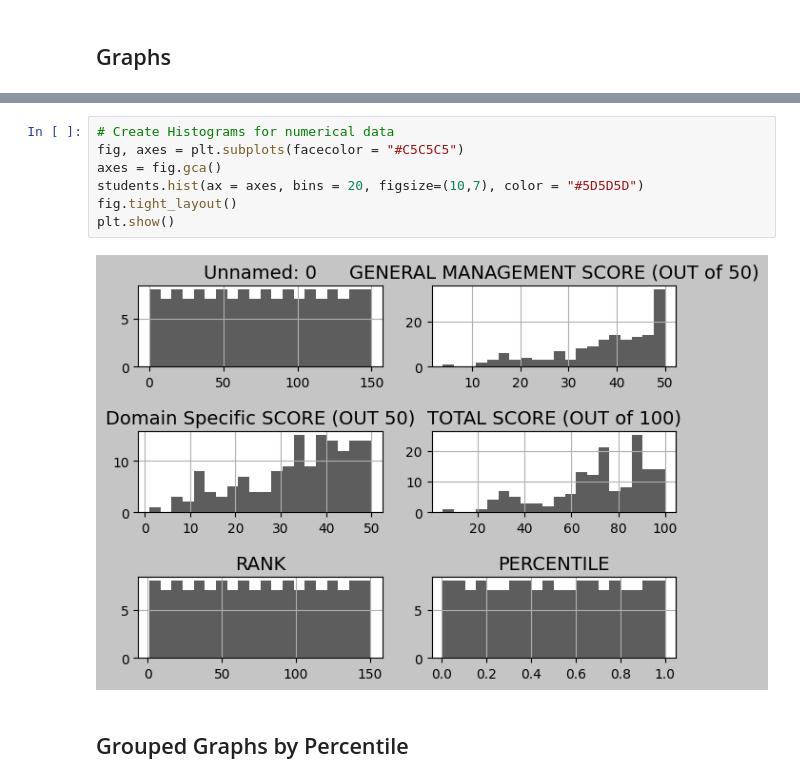
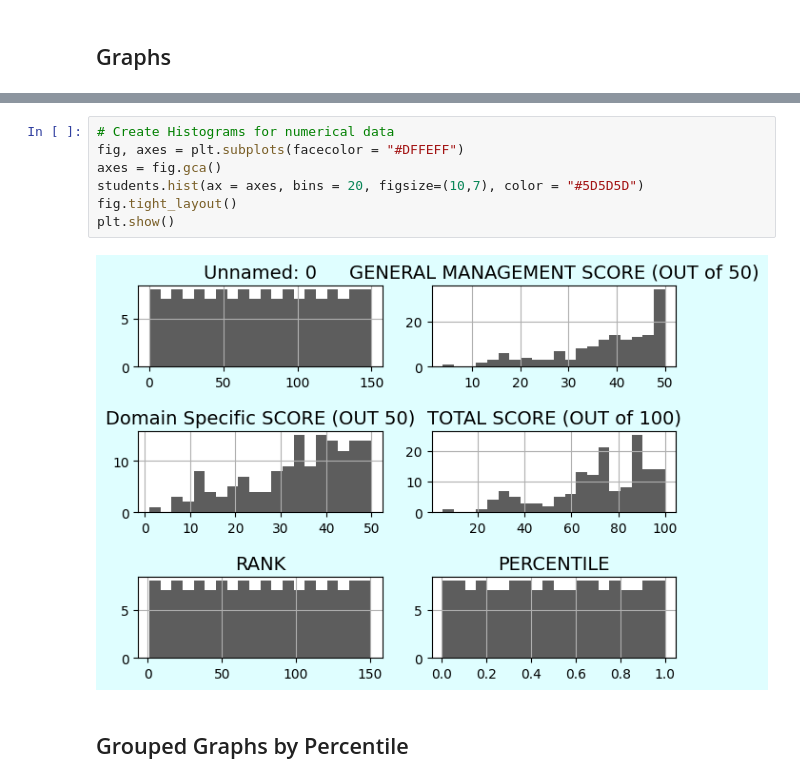
Before and after one commit to aumashankar8/studentsTestData, a Jupyter notebook: studentDataAnalysis.ipynb, the cells around one changed output, grey strips where cells are left out. Drawn from its saved outputs; the diff is of its cells as text.

```diff
--- a/studentDataAnalysis.ipynb
+++ b/studentDataAnalysis.ipynb
@@ -139,13 +139,13 @@ plt.show()
 <Figure size 1000x700 with 0 Axes>
 # %%
 # Create Histograms for numerical data
-fig, axes = plt.subplots(facecolor = "#C5C5C5")
+fig, axes = plt.subplots(facecolor = "#DFFEFF")
 axes = fig.gca()
 students.hist(ax = axes, bins = 20, figsize=(10,7), color = "#5D5D5D")
 fig.tight_layout()
 plt.show()
 # %% [output]
-[figure, old version]
+[figure, new version]
 # %% [markdown]
 ## Grouped Graphs by Percentile
 # %%
```
Also changed, not shown: parts of 5 cells of this notebook, 6 other files.
